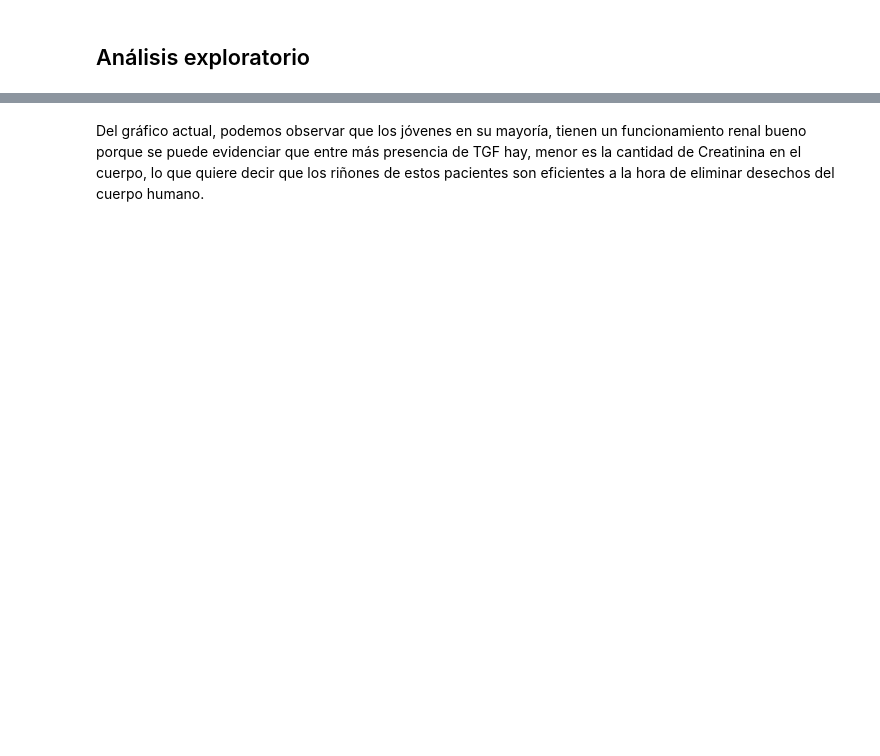
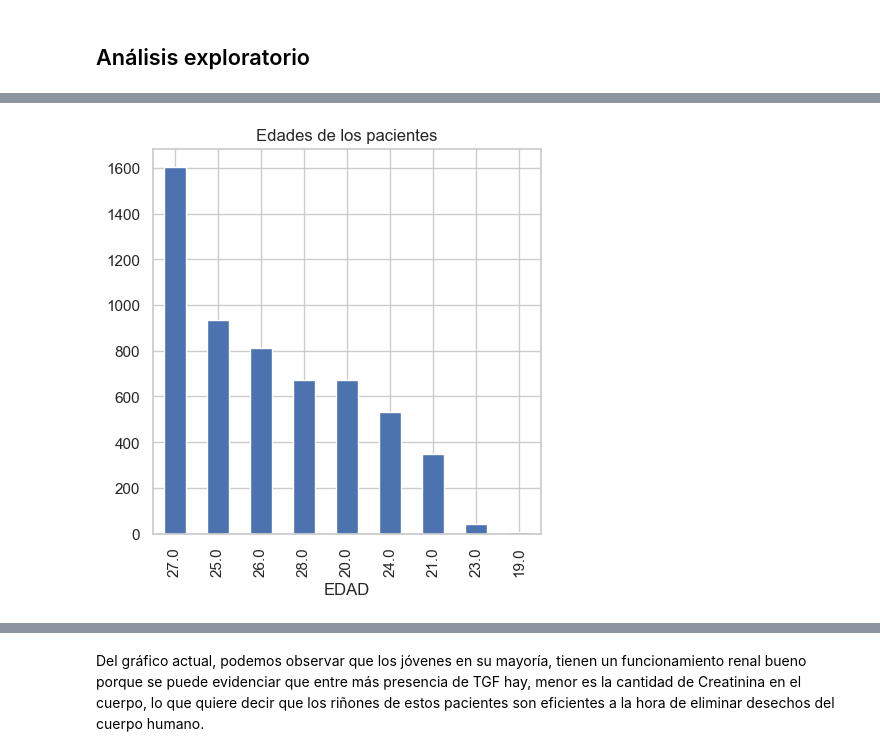
Before and after one commit to diegosaaval/hospital-stay, a Jupyter notebook: 1_data_cleaning.ipynb, the cells around one changed output, grey strips where cells are left out. Cells and saved outputs as stored; diff of their text form; code cells hidden in the pictures; blank space fills up the shorter version.

```diff
--- a/1_data_cleaning.ipynb
+++ b/1_data_cleaning.ipynb
@@ -622,0 +540,8 @@ plt.legend()
+# %%
+# Edades de los pacientes en diagrama de barras
+plt.figure(figsize=(5, 5))
+plt.title("Edades de los pacientes")
+df["EDAD"].value_counts().plot.bar()
+plt.show()
+# %% [output]
+[figure, added]
```
Also changed, not shown: parts of 38 cells of this notebook.
